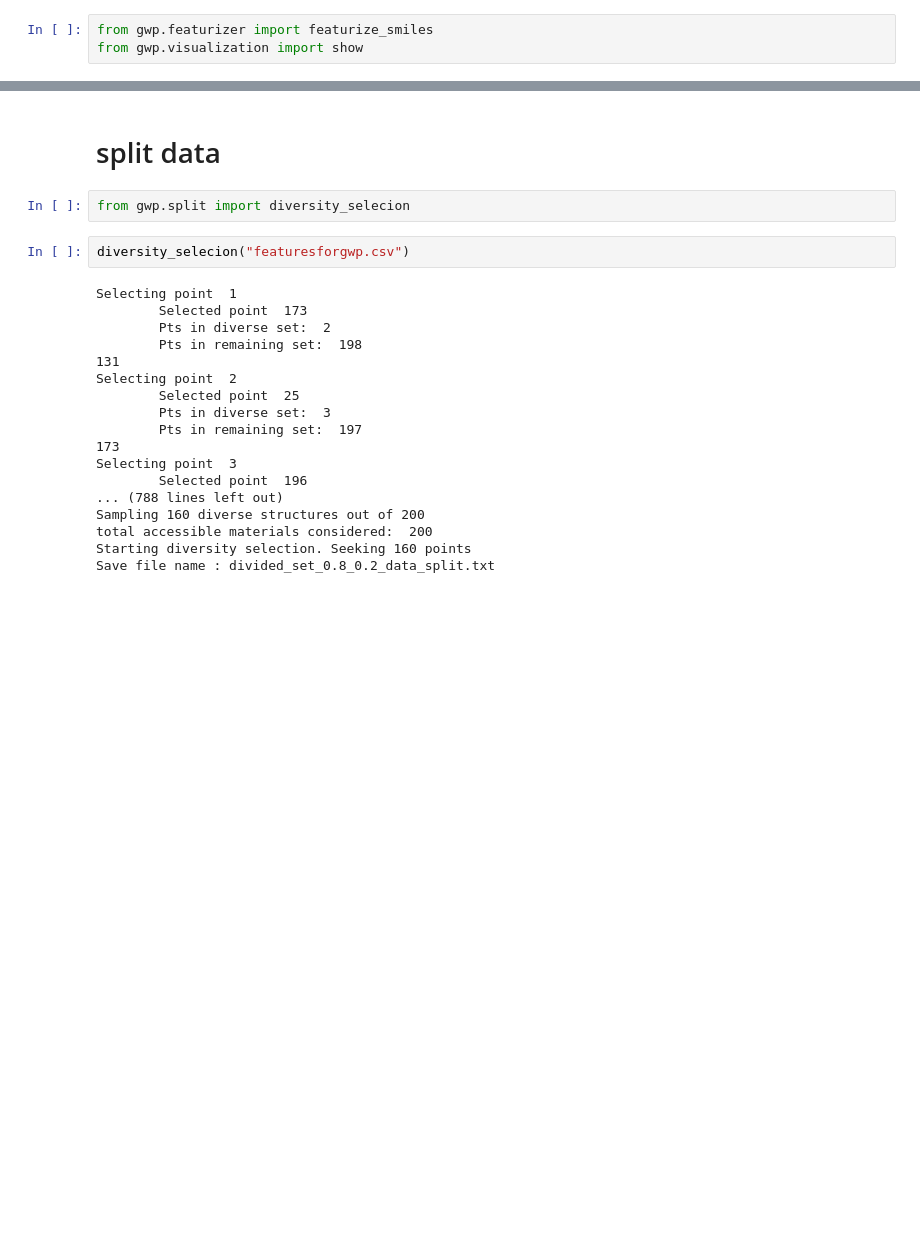
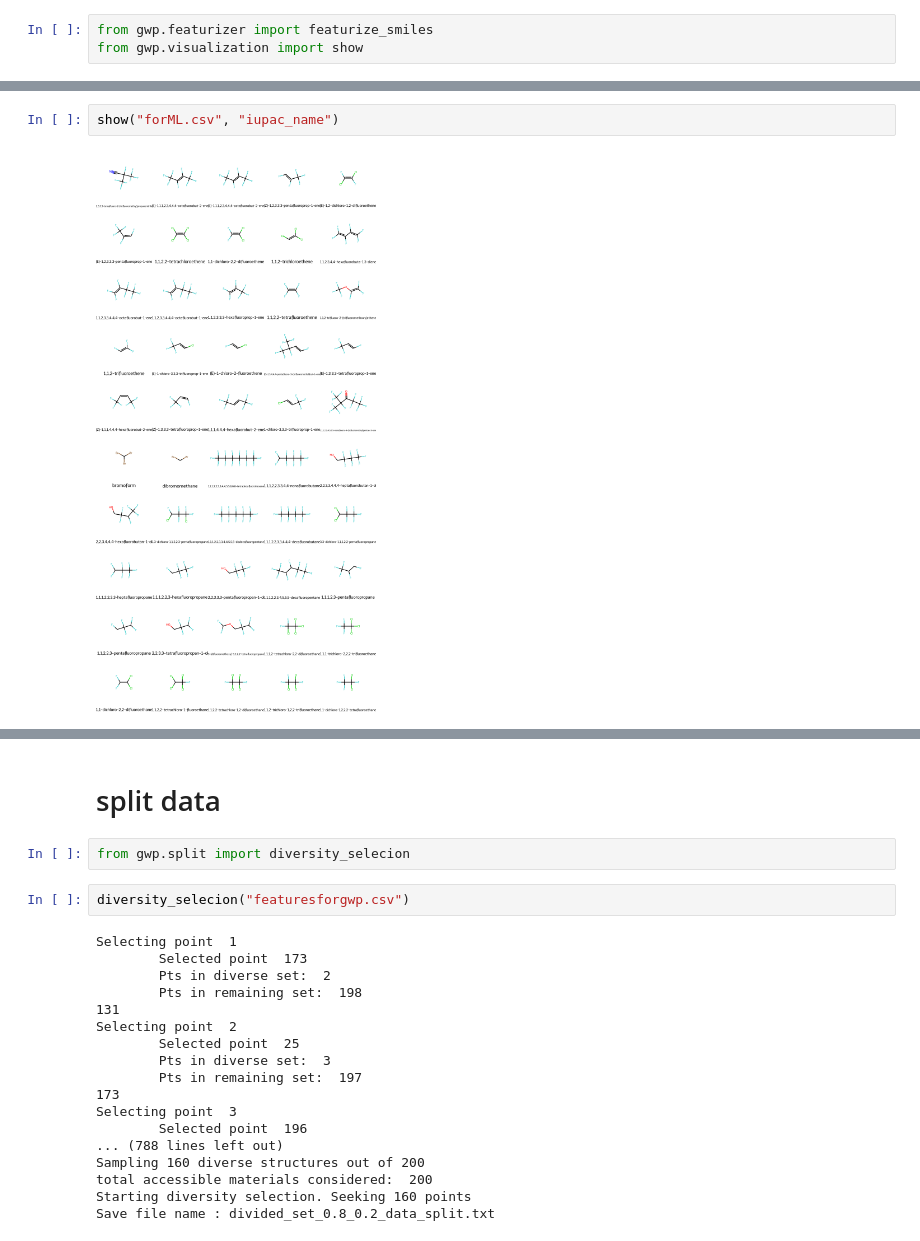
Before and after one commit to sxm13/GWP-project, a Jupyter notebook: example.ipynb, the cells around one changed output, grey strips where cells are left out. Drawn from its saved outputs; the diff is of its cells as text; blank space fills up the shorter version.

```diff
--- a/example.ipynb
+++ b/example.ipynb
@@ -7,0 +11,4 @@ from gwp.visualization import show
+# %%
+show("forML.csv", "iupac_name")
+# %% [output]
+[figure, added]
```
Also changed, not shown: parts of 6 cells of this notebook.
